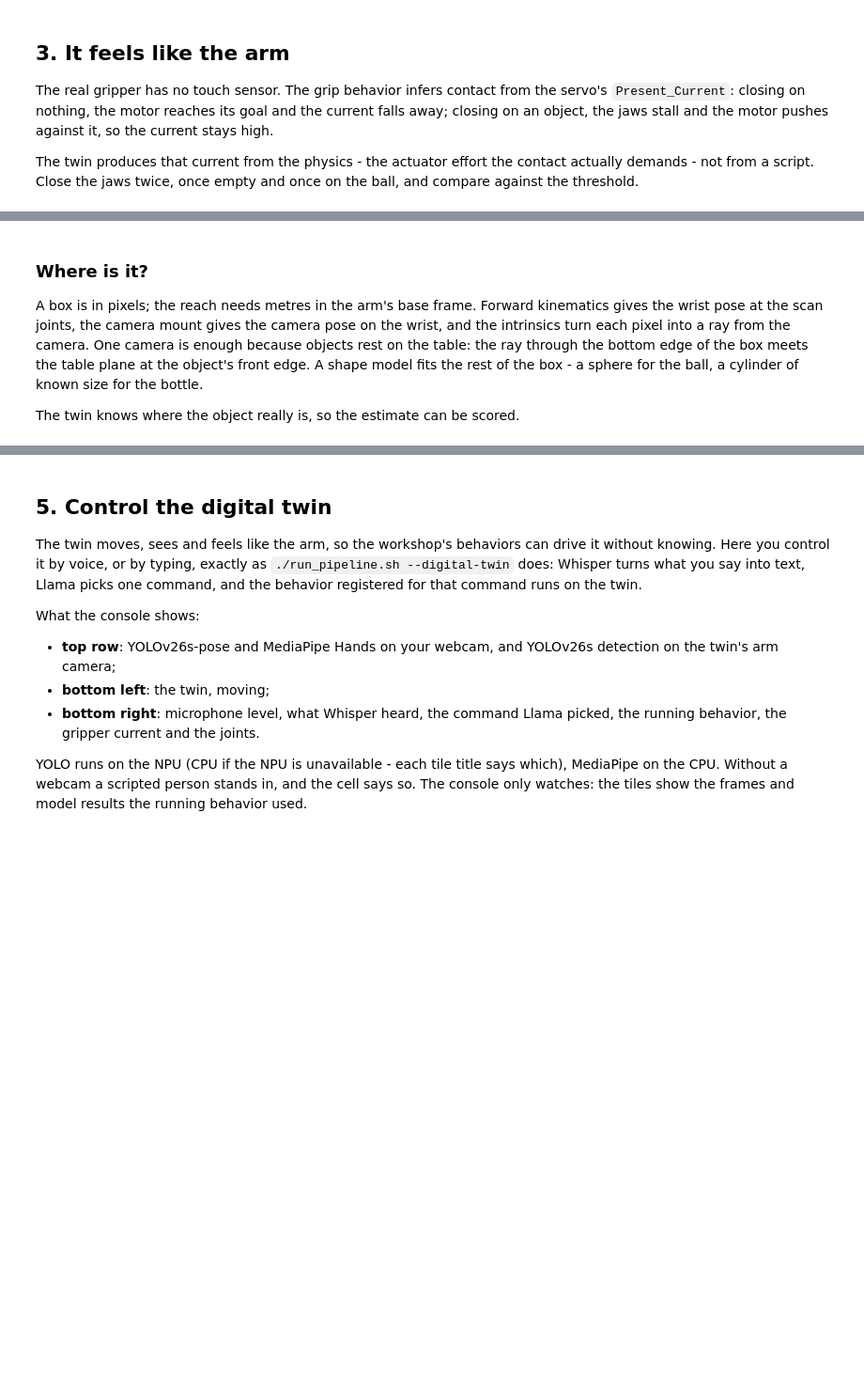
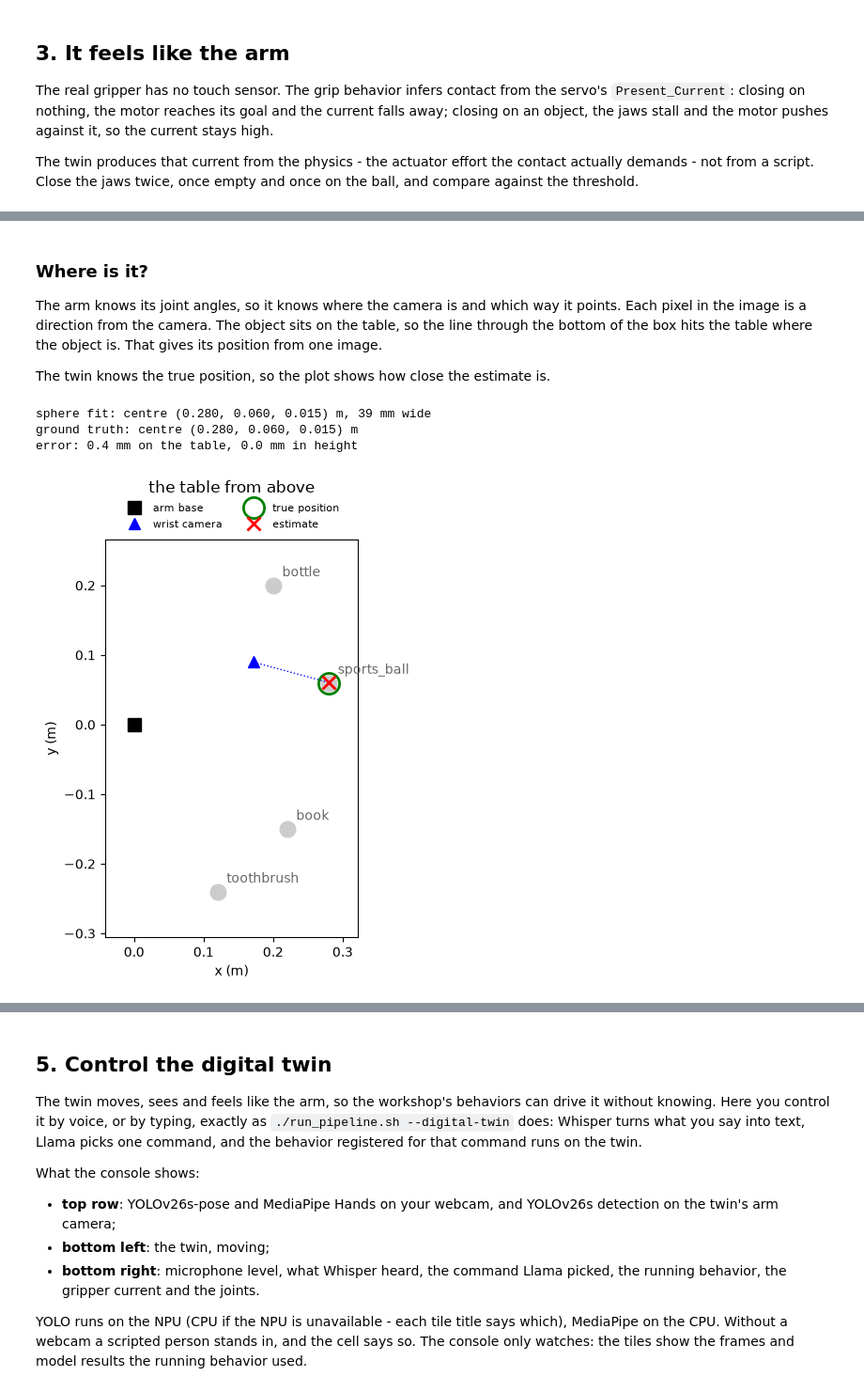
Before and after one commit to ThomasGmeinder/embedded-x86-ai, a Jupyter notebook: workshops/vvla-pipeline/workshop/notebooks/03_integration/02_digital_twin.ipynb, the cells around one changed output, grey strips where cells are left out. Shown at 94% size. Drawn from its saved outputs; the diff is of its cells as text; code cells hidden in the pictures; blank space fills up the shorter version.

```diff
--- a/workshops/vvla-pipeline/workshop/notebooks/03_integration/02_digital_twin.ipynb
+++ b/workshops/vvla-pipeline/workshop/notebooks/03_integration/02_digital_twin.ipynb
@@ -259,54 +300,61 @@ plt.show()
 # %% [markdown]
 ### Where is it?
 
-A box is in pixels; the reach needs metres in the arm's base frame. Forward
-kinematics gives the wrist pose at the scan joints, the camera mount gives
-the camera pose on the wrist, and the intrinsics turn each pixel into a ray
-from the camera. One camera is enough because objects rest on the table: the
-ray through the bottom edge of the box meets the table plane at the object's
-front edge. A shape model fits the rest of the box - a sphere for the ball,
-a cylinder of known size for the bottle.
+The arm knows its joint angles, so it knows where the camera is and which way it points. Each pixel in the image is a direction from the camera. The object sits on the table, so the line through the bottom of the box hits the table where the object is. That gives its position from one image.
 
-The twin knows where the object really is, so the estimate can be scored.
+The twin knows the true position, so the plot shows how close the estimate is.
 # %%
+# the arm's kinematics, and which object classes are round or flat
 from so101_sim.kinematics import FLAT_CLASSES, ROUND_CLASSES, shared_kinematics
 
+# the camera's lens model (K, dist) for this image size, and the table height
 kin = shared_kinematics(GRIPPER_CLOSED_FLOOR)  # MuJoCo's model of the arm, for FK and IK
 arm_cam = cfg["cameras"]["arm"]
 h, w = frame.shape[:2]
 K, dist = kin.intrinsics(arm_cam.get("intrinsics"), w, h)
 table_z = float(pp["table_z"])
+# the shape the fit assumes: a ball, a flat object, the bottle, or another standing object
 shape = ("sphere" if cls in ROUND_CLASSES else "flat" if cls in FLAT_CLASSES
          else "bottle" if cls == "bottle" else "upright")
+# turn the pixel box into a position on the table, in metres from the arm's base
 loc = kin.locate_on_table(det.box, scan_joints, K, dist, arm_cam.get("mount"), table_z, (w, h), shape=shape)
 assert loc is not None, "the box touches the image edge - no table fix"
 
+# where the twin really put the object, and where the camera was
 body = cls.replace(" ", "_")  # the twin's body for this class
 truth = world.body_pos(body)
 camera_xyz = kin.camera_pose(scan_joints, arm_cam.get("mount"))[1]
+# print the estimate, the true position, and the difference
 xyz = lambda v: "(" + ", ".join(f"{c:.3f}" for c in v) + ") m"
 print(f"{shape} fit: centre {xyz(loc['xyz'])}, {1000 * loc['width']:.0f} mm wide")
 print(f"ground truth: centre {xyz(truth)}")
 print(f"error: {1000 * np.linalg.norm(loc['xyz'][:2] - truth[:2]):.1f} mm on the table, "
       f"{1000 * abs(loc['xyz'][2] - truth[2]):.1f} mm in height")
 
+# top view of the table: every object, the arm base, the camera, the estimate and the truth
 fig, ax = plt.subplots(figsize=(5.5, 5.5))
 for other in world.objects:
     o = world.body_pos(other)[:2]
     ax.plot(*o, "o", color="0.8", ms=12)
     ax.annotate(other, o, xytext=(7, 7), textcoords="offset points", color="0.4")
 ax.plot(0, 0, "ks", ms=10, label="arm base")
 ax.plot(*camera_xyz[:2], "b^", ms=9, label="wrist camera")
 ax.plot([camera_xyz[0], loc["xyz"][0]], [camera_xyz[1], loc["xyz"][1]], "b:", lw=1)
 ax.plot(*truth[:2], "o", mfc="none", mec="g", ms=16, mew=2, label="true position")
 ax.plot(*loc["xyz"][:2], "rx", ms=10, mew=2, label="estimate")
 ax.set_aspect("equal")
 ax.margins(0.15)
 ax.set_xlabel("x (m)")
 ax.set_ylabel("y (m)")
-ax.set_title("the table from above")
-ax.legend(loc="lower left", fontsize=8)
+ax.set_title("the table from above", pad=36)
+# above the axes, so it cannot cover an object
+ax.legend(loc="lower center", bbox_to_anchor=(0.5, 1.0), ncol=2, fontsize=8, frameon=False)
 plt.show()
+# %% [output]
+sphere fit: centre (0.280, 0.060, 0.015) m, 39 mm wide
+ground truth: centre (0.280, 0.060, 0.015) m
+error: 0.4 mm on the table, 0.0 mm in height
+[figure, added]
 # %% [markdown]
 ### Reach it
 
```
Also changed, not shown: parts of 16 cells of this notebook.
